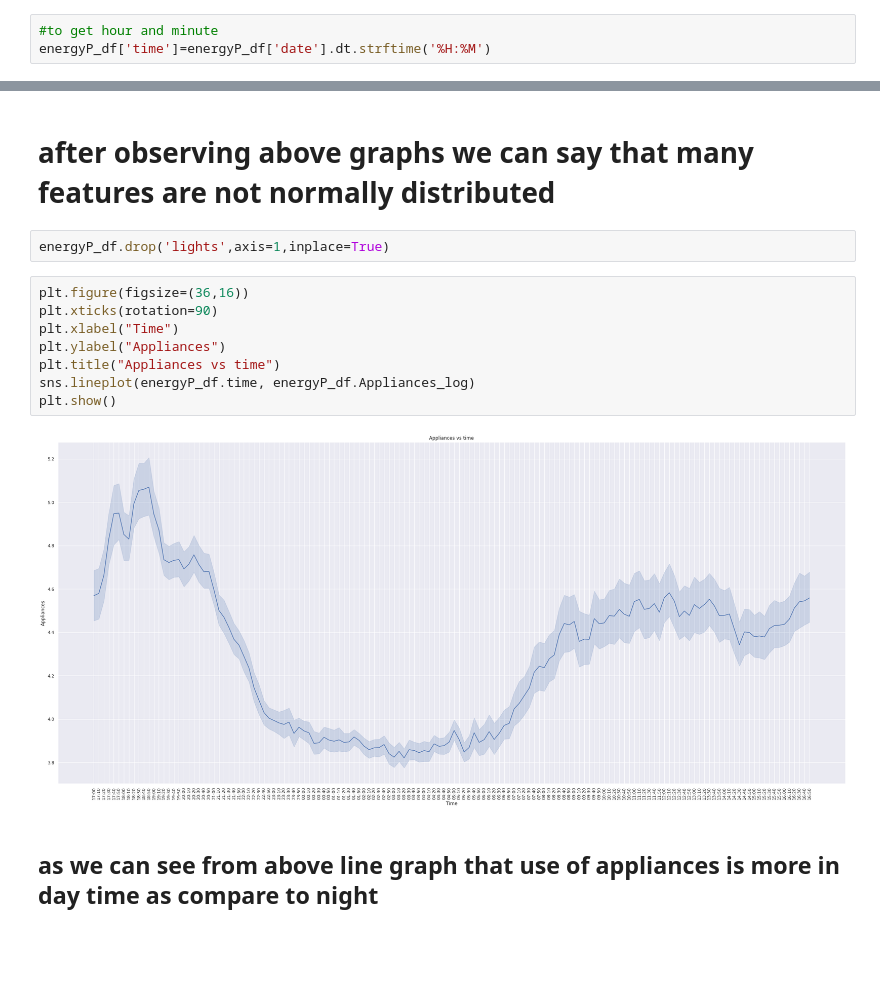
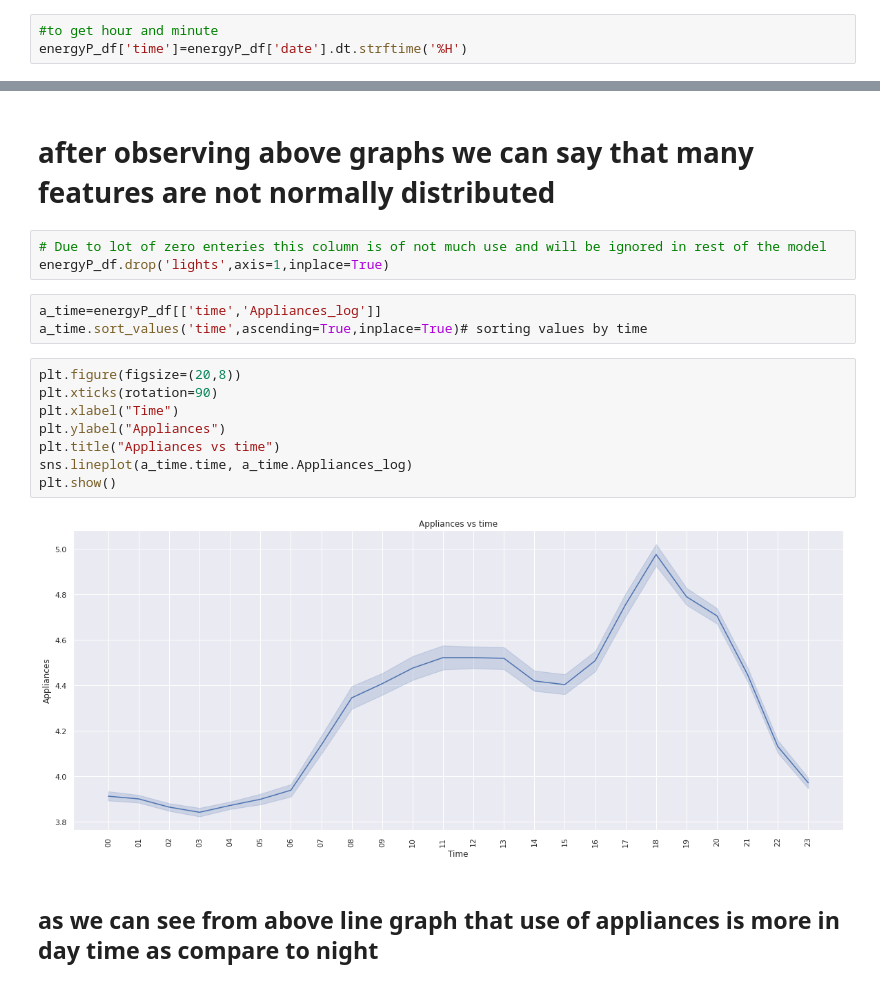
Before and after one commit to IfrazQazi/Appliances-Energy-Prediction-Capstone_Project, a Jupyter notebook: Appliances_Energy_Prediction_Capstone_Project.ipynb, the cells around one changed output, grey strips where cells are left out. Saved outputs shown, nothing was run; the diff lists cells and outputs as text; blank space fills up the shorter version.

```diff
--- a/Appliances_Energy_Prediction_Capstone_Project.ipynb
+++ b/Appliances_Energy_Prediction_Capstone_Project.ipynb
@@ -202,7 +202,7 @@ energyP_df['day']=pd.DatetimeIndex(energyP_df['date']).day
 energyP_df['date'] = pd.to_datetime(energyP_df['date'])
 # %%
 #to get hour and minute
-energyP_df['time']=energyP_df['date'].dt.strftime('%H:%M')
+energyP_df['time']=energyP_df['date'].dt.strftime('%H')
 # %% [markdown]
 ##**So now we have successfully extractred month,day,time from date column so now we can drop date column**
 # %%
@@ -363,18 +363,22 @@ plt.show()
 ... (18 outputs left out)
 # %% [markdown]
 # after observing above graphs we can say that many features are not normally distributed
-# %%
-energyP_df.drop('lights',axis=1,inplace=True)
+# %%
+# Due to lot of zero enteries this column is of not much use and will be ignored in rest of the model
+energyP_df.drop('lights',axis=1,inplace=True)
+# %%
+a_time=energyP_df[['time','Appliances_log']]
+a_time.sort_values('time',ascending=True,inplace=True)# sorting values by time
 # %%
-plt.figure(figsize=(36,16))
+plt.figure(figsize=(20,8))
 plt.xticks(rotation=90)
 plt.xlabel("Time")
 plt.ylabel("Appliances")
 plt.title("Appliances vs time")
-sns.lineplot(energyP_df.time, energyP_df.Appliances_log)
+sns.lineplot(a_time.time, a_time.Appliances_log)
 plt.show()
 # %% [output]
-[figure, old version]
+[figure, new version]
 # %% [markdown]
 ## as we can see from above line graph that use of appliances is more in day time as compare to night
 # %%
```
Also changed, not shown: parts of 9 cells of this notebook.
